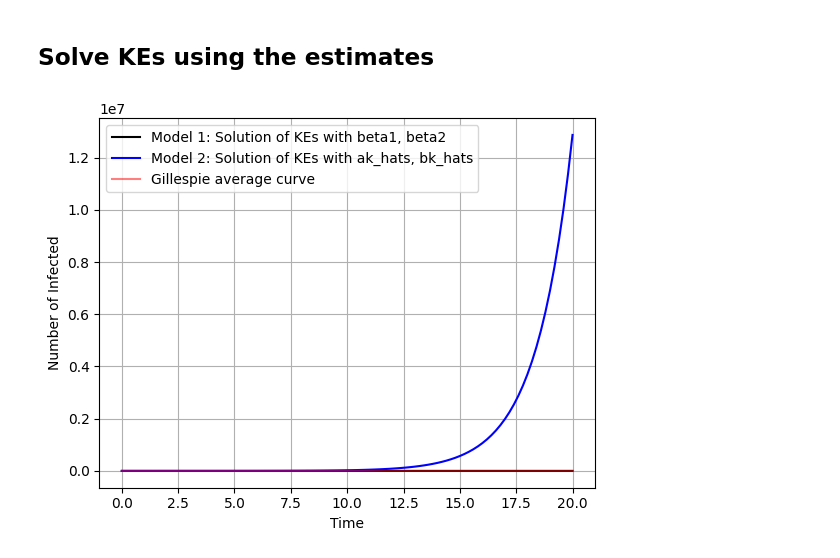
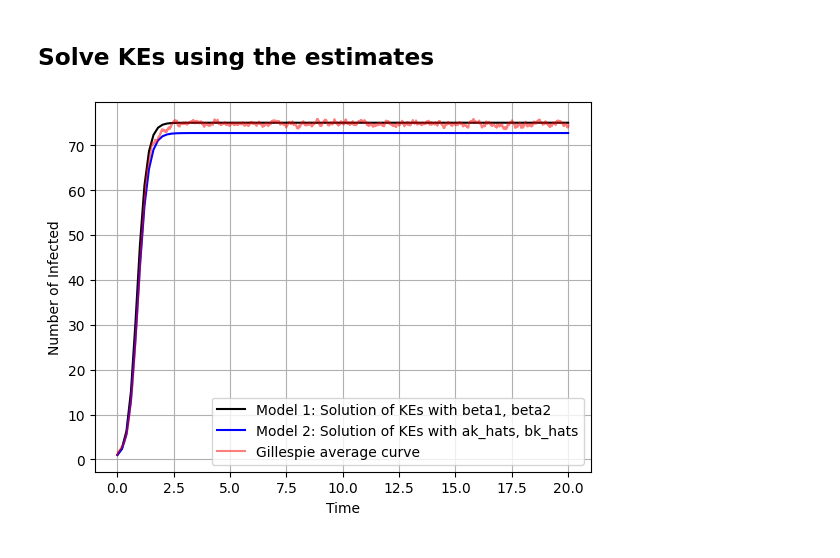
Before and after one commit to markolalovic/higher-order-contagion, a Jupyter notebook: notebooks/estimate-rates.ipynb, the cells around one changed output. Cells and saved outputs as stored; diff of their text form; code cells hidden in the pictures.

```diff
--- a/notebooks/estimate-rates.ipynb
+++ b/notebooks/estimate-rates.ipynb
@@ -271,13 +200,28 @@ expected_values_2 = calculate_expected_values(sol)
 # %%
+## --- Solve KEs using the estimates and compare ---
+# --- Model 2 ---
+ode_system_complete = list_all_ODEs_using_estimates(g, a_k_hat, b_k_hat, mu)
+
+def f_ode(t, p):
+    return ode_system_complete(t, p)
+
+sol_hat = solve_ivp(f_ode,
+                    t_span,
+                    p0,
+                    t_eval=t_eval,
+                    method="LSODA")
+
+expected_values_hat = calculate_expected_values(sol_hat)
 plt.figure()
 plt.plot(sol.t, expected_values, color="k", label="Model 1: Solution of KEs with beta1, beta2")
-plt.plot(sol.t, expected_values_2, color="b", label="Model 2: Solution of KEs with ak_hats, bk_hats")
-
+plt.plot(sol.t, expected_values_hat, color="b", label="Model 2: Solution of KEs with ak_hats, bk_hats")
 plt.plot(times, avg_curve, 'red', label="Gillespie average curve", alpha=0.5)
 plt.xlabel("Time")
 plt.ylabel("Number of Infected")
 plt.legend()
 plt.grid(True)
+# plt.savefig("../figures/estimation/complete/solutions-comparison.pdf",
+#             format='pdf', bbox_inches='tight')
 plt.show()
 # %% [output]
-[figure, old version]
+[figure, new version]
```
Also changed, not shown: parts of 19 cells of this notebook.
